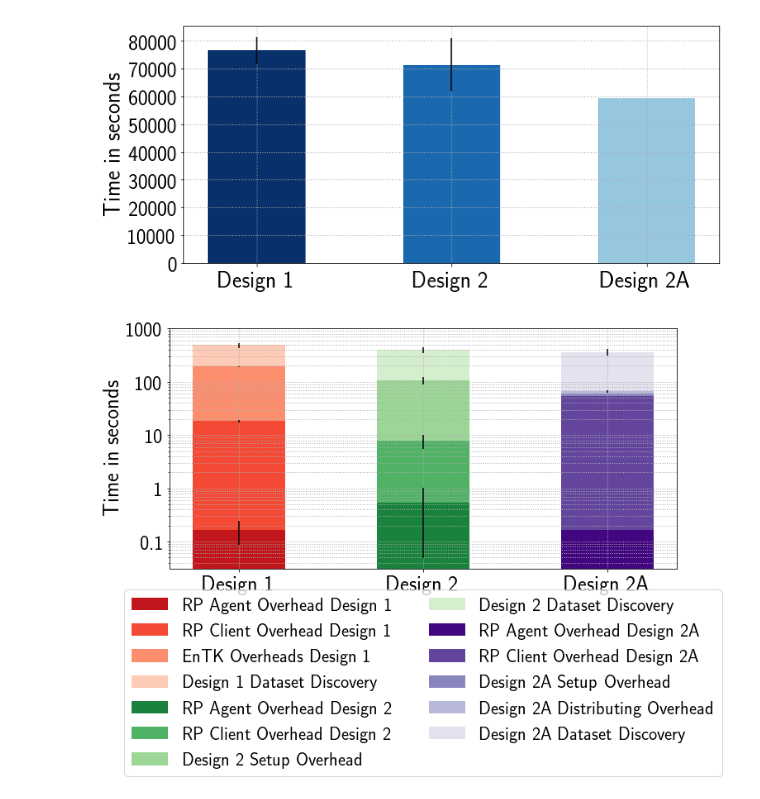
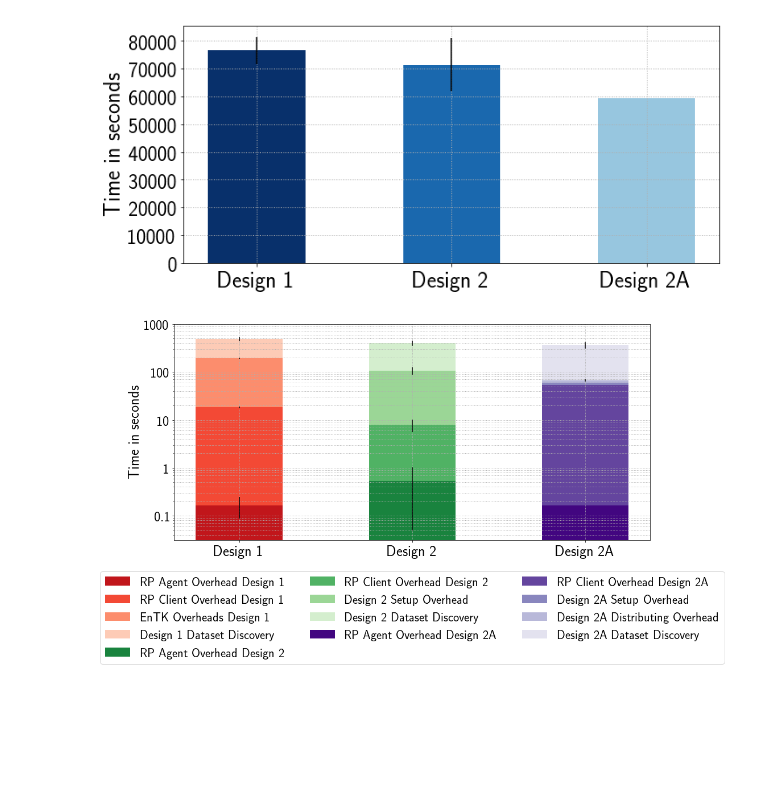
Before and after one commit to radical-experiments/iceberg_escience, a Jupyter notebook: Notebooks/Des1Des2OverheadComp.ipynb, the cells around one changed output. Drawn from its saved outputs; the diff is of its cells as text; code cells hidden in the pictures; blank space fills up the shorter version.

```diff
--- a/Notebooks/Des1Des2OverheadComp.ipynb
+++ b/Notebooks/Des1Des2OverheadComp.ipynb
@@ -47,7 +47,7 @@ des1DF = pd.DataFrame(columns=['TTX','AgentOverhead','ClientOverhead','EnTKOverh
 
 sids=['Des3Images1','Des3Images7','Des3Images6']
 for sid in sids:
-    re_session = ra.Session(stype='radical.entk',src='../Data/'+sid+'/',sid=sid)
+    re_session = ra.Session(stype='radical.entk',src='../Data/',sid=sid)
     rp_session = ra.Session(stype='radical.pilot',src='../Data/'+sid)
     units = rp_session.filter(etype='unit', inplace=False)
     pilot = rp_session.filter(etype='pilot', inplace=False)
@@ -409,7 +372,7 @@ _ = axis.set_yticklabels(axis.get_yticks().astype('int').tolist(),fontsize=24)
 [figure]
 # %%
 fig, axis = plt.subplots(nrows=1,ncols=1)
-fig.set_size_inches(11,8.5)
+fig.set_size_inches(15,7)
 x1 = np.arange(3)
 
 _ = axis.bar(x1[0], des1DF['AgentOverhead'].mean(),yerr=des1DF['AgentOverhead'].std(),width=0.5, color=reds(200),label='RP Agent Overhead Design 1')
@@ -421,33 +384,33 @@ _ = axis.bar(x1[0], np.mean(DiscDurations), yerr=np.std(DiscDurations), bottom=d
 _ = axis.bar(x1[1],des2DF['AgentOverhead'].mean(),yerr=des2DF['AgentOverhead'].std(),width=0.5, color=greens(200),label='RP Agent Overhead Design 2')
 _ = axis.bar(x1[1],des2DF['ClientOverhead'].mean(),yerr=des2DF['ClientOverhead'].std(),bottom=des2DF['AgentOverhead'].mean(),width=0.5, color=greens(150),label='RP Client Overhead Design 2')
 _ = axis.bar(x1[1],(des2DF['SetupOverhead']+des2DF['SetupOverhead2']).mean(),
                 yerr=(des2DF['SetupOverhead']+des2DF['SetupOverhead2']).std(),
                 bottom=des2DF['ClientOverhead'].mean()+des2DF['AgentOverhead'].mean(),width=0.5, color=greens(100),label='Design 2 Setup Overhead')
 _ = axis.bar(x1[1],np.mean(DiscDurations), yerr=np.std(DiscDurations), bottom=des2DF['ClientOverhead'].mean()+des2DF['AgentOverhead'].mean() + (des2DF['SetupOverhead']+des2DF['SetupOverhead2']).mean(),
                 width=0.5, color=greens(50),label='Design 2 Dataset Discovery')
 
 
 _ = axis.bar(x1[2],des2ADF['AgentOverhead'].mean(),#yerr=des2ADF['AgentOverhead'].std(),
                 width=0.5, color=purples(250),label='RP Agent Overhead Design 2A',log=1)
 _ = axis.bar(x1[2],des2ADF['ClientOverhead'].mean(),#yerr=des2ADF['ClientOverhead'].std(),
                 bottom=des2ADF['AgentOverhead'].mean(),width=0.5, color=purples(200),label='RP Client Overhead Design 2A')
 _ = axis.bar(x1[2],des2ADF['SetupOverhead'].mean(),#yerr=des2ADF['SetupOverhead'].std(),
                 bottom=des2ADF['ClientOverhead'].mean()+des2ADF['AgentOverhead'].mean(),width=0.5, color=purples(150),label='Design 2A Setup Overhead')
 _ = axis.bar(x1[2],dist_overhead.mean(),yerr=dist_overhead.std(),
                 bottom=des2ADF['ClientOverhead'].mean()+des2ADF['AgentOverhead'].mean()+des2ADF['SetupOverhead'].mean(),width=0.5, color=purples(100),label='Design 2A Distributing Overhead')
 _ = axis.bar(x1[2],np.mean(DiscDurations), yerr=np.std(DiscDurations),
                 bottom=des2ADF['ClientOverhead'].mean()+des2ADF['AgentOverhead'].mean()+des2ADF['SetupOverhead'].mean() + dist_overhead.mean(),
                 width=0.5, color=purples(50),label='Design 2A Dataset Discovery')
 
 
 _ = axis.set_xticks([0,1,2])
 _ = axis.grid(which='both', linestyle=':', linewidth=1)
 _ = axis.set_ylabel('Time in seconds', fontsize=26)
 _ = axis.set_xticklabels(['Design 1', 'Design 2','Design 2A'], fontsize=26)
 _ = axis.set_yticks([0.1,1,10,100,1000])
 _ = axis.set_yticklabels(['0.1']+axis.get_yticks()[1:].astype('int').tolist(),fontsize=24)
-_ = axis.legend(fontsize=22,loc = 'lower center', bbox_to_anchor = (0,-.9,1,1), ncol=2)
-fig.subplots_adjust(bottom=.405)
+_ = axis.legend(fontsize=22,loc = 'lower center', bbox_to_anchor = (0,-0.6,1,1), ncol=3)
+# fig.subplots_adjust(bottom=.405)
 # fig.savefig('overheads.pdf',dpi=800,bbox='tight',pad_inches=0)
 # %% [output]
-[figure, old version]
+[figure, new version]
```
Also changed, not shown: parts of 7 cells of this notebook, 4 other files.
